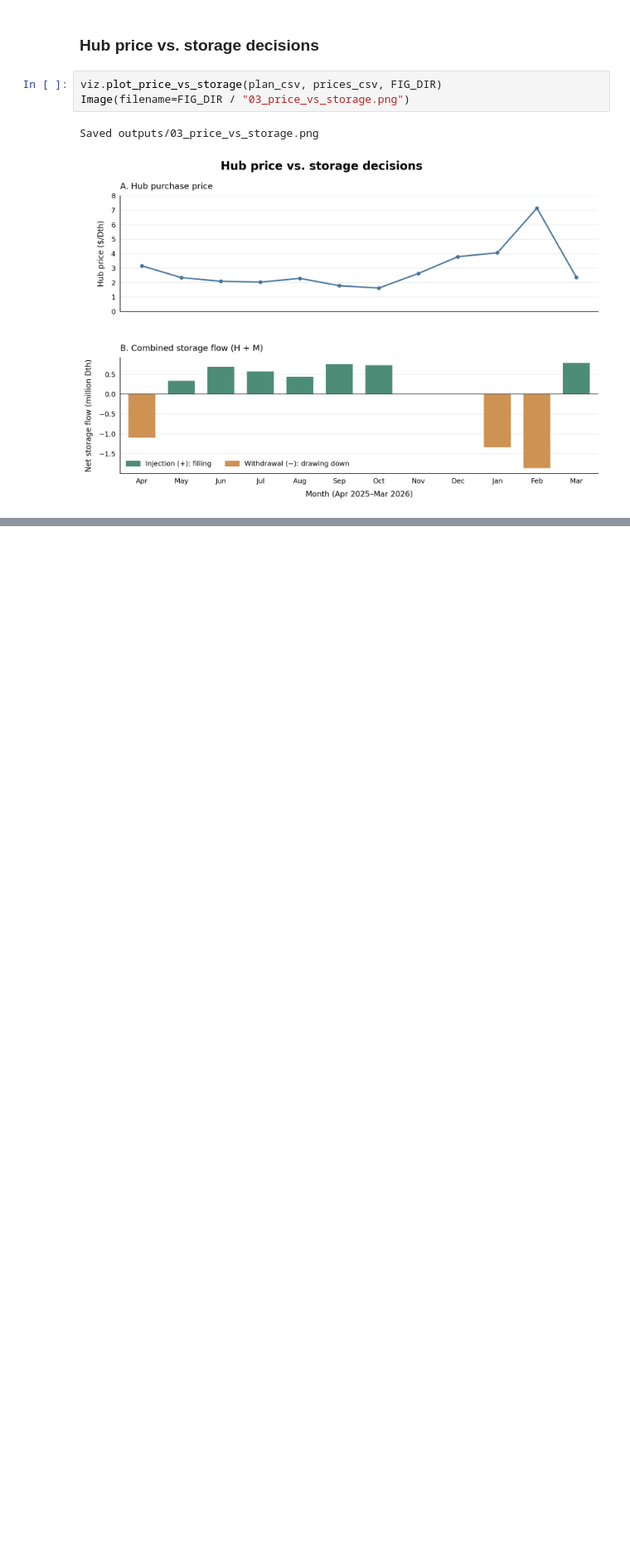
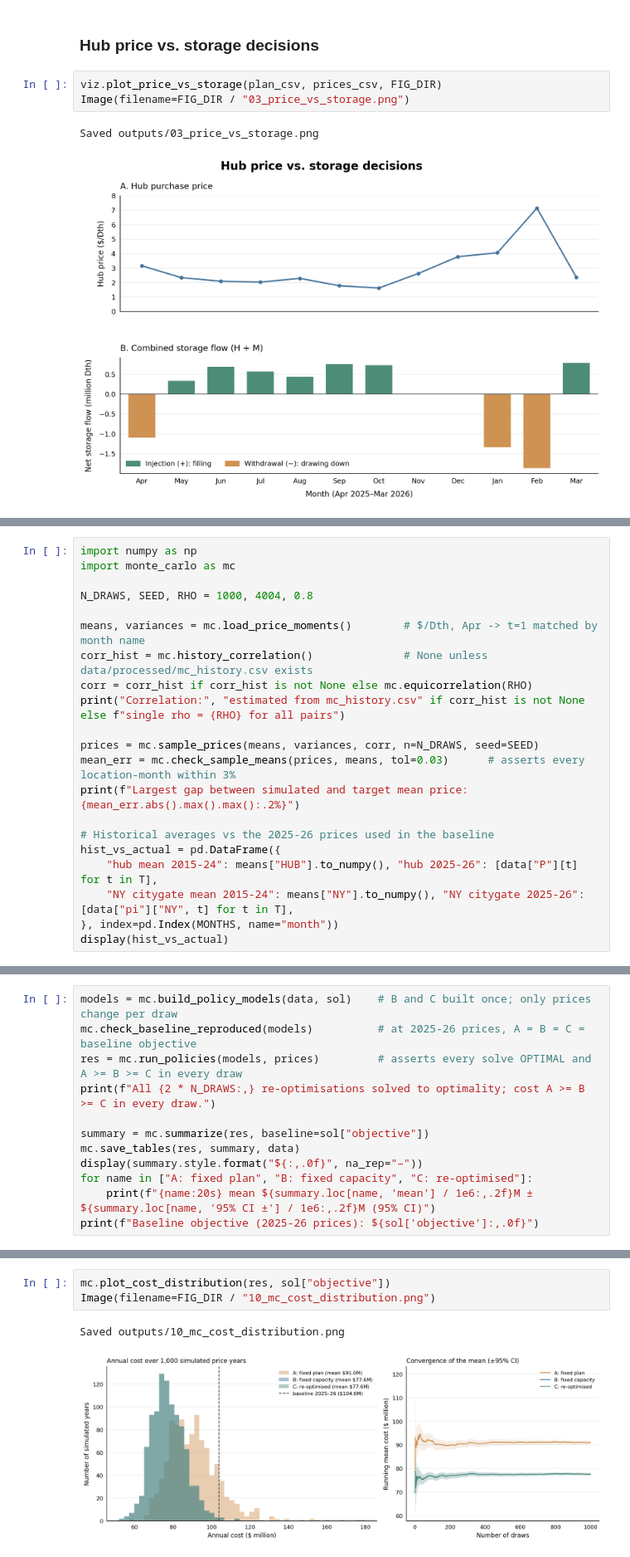
Before and after one commit to robjiakai/MidAtlanticGasMerchant, a Jupyter notebook: run_model.ipynb, the cells around one changed output, grey strips where cells are left out. Shown at 83% size. Drawn from its saved outputs; the diff is of its cells as text; blank space fills up the shorter version.

Commit message:
Monte Carlo Sensitivity Analysis, and updated written report

```diff
--- a/run_model.ipynb
+++ b/run_model.ipynb
@@ -371,0 +395,21 @@ Saved outputs/03_price_vs_storage.png
+# %%
+import numpy as np
+import monte_carlo as mc
+
+N_DRAWS, SEED, RHO = 1000, 4004, 0.8
+
+means, variances = mc.load_price_moments()        # $/Dth, Apr -> t=1 matched by month name
+corr_hist = mc.history_correlation()              # None unless data/processed/mc_history.csv exists
+corr = corr_hist if corr_hist is not None else mc.equicorrelation(RHO)
+print("Correlation:", "estimated from mc_history.csv" if corr_hist is not None else f"single rho = {RHO} for all pairs")
+
+prices = mc.sample_prices(means, variances, corr, n=N_DRAWS, seed=SEED)
+mean_err = mc.check_sample_means(prices, means, tol=0.03)      # asserts every location-month within 3%
+print(f"Largest gap between simulated and target mean price: {mean_err.abs().max().max():.2%}")
+
+# Historical averages vs the 2025-26 prices used in the baseline
+hist_vs_actual = pd.DataFrame({
+    "hub mean 2015-24": means["HUB"].to_numpy(), "hub 2025-26": [data["P"][t] for t in T],
+    "NY citygate mean 2015-24": means["NY"].to_numpy(), "NY citygate 2025-26": [data["pi"]["NY", t] for t in T],
+}, index=pd.Index(MONTHS, name="month"))
+display(hist_vs_actual)
@@ -371,0 +437,12 @@ Saved outputs/03_price_vs_storage.png
+# %%
+models = mc.build_policy_models(data, sol)    # B and C built once; only prices change per draw
+mc.check_baseline_reproduced(models)          # at 2025-26 prices, A = B = C = baseline objective
+res = mc.run_policies(models, prices)         # asserts every solve OPTIMAL and A >= B >= C in every draw
+print(f"All {2 * N_DRAWS:,} re-optimisations solved to optimality; cost A >= B >= C in every draw.")
+
+summary = mc.summarize(res, baseline=sol["objective"])
+mc.save_tables(res, summary, data)
+display(summary.style.format("${:,.0f}", na_rep="–"))
+for name in ["A: fixed plan", "B: fixed capacity", "C: re-optimised"]:
+    print(f"{name:20s} mean ${summary.loc[name, 'mean'] / 1e6:,.2f}M ± ${summary.loc[name, '95% CI ±'] / 1e6:,.2f}M (95% CI)")
+print(f"Baseline objective (2025-26 prices): ${sol['objective']:,.0f}")
@@ -371,0 +462,6 @@ Saved outputs/03_price_vs_storage.png
+# %%
+mc.plot_cost_distribution(res, sol["objective"])
+Image(filename=FIG_DIR / "10_mc_cost_distribution.png")
+# %% [output]
+Saved outputs/10_mc_cost_distribution.png
+[figure, added]
```
Also changed, not shown: parts of 13 cells of this notebook, 12 other files.
